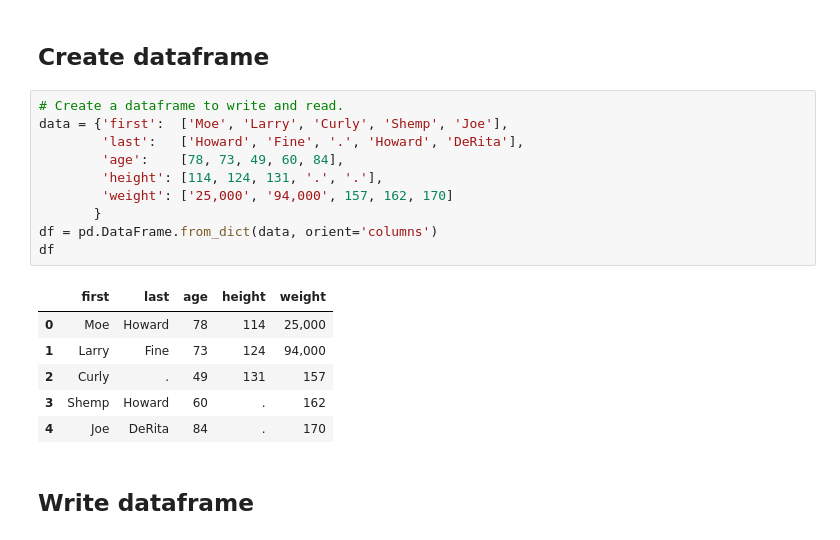
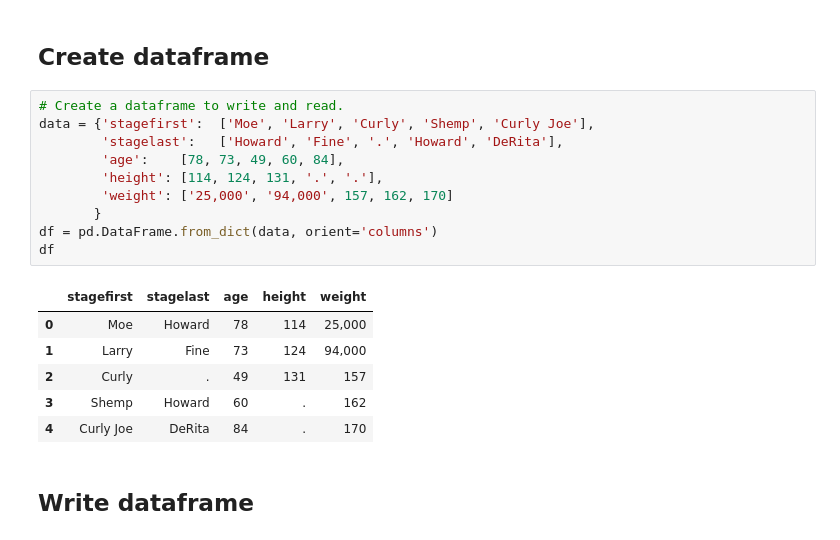
Before and after one commit to gillespilon/csv_read_write_pandas, a Jupyter notebook: csv_read_write_pandas.ipynb, the cells around one changed output. Cells and saved outputs as stored; diff of their text form.

```diff
--- a/csv_read_write_pandas.ipynb
+++ b/csv_read_write_pandas.ipynb
@@ -52,21 +52,21 @@ import pandas as pd
 ## Create dataframe
 # %%
 # Create a dataframe to write and read.
-data = {'first':  ['Moe', 'Larry', 'Curly', 'Shemp', 'Joe'],
-        'last':   ['Howard', 'Fine', '.', 'Howard', 'DeRita'],
+data = {'stagefirst':  ['Moe', 'Larry', 'Curly', 'Shemp', 'Curly Joe'],
+        'stagelast':   ['Howard', 'Fine', '.', 'Howard', 'DeRita'],
         'age':    [78, 73, 49, 60, 84],
         'height': [114, 124, 131, '.', '.'],
         'weight': ['25,000', '94,000', 157, 162, 170]
        }
 df = pd.DataFrame.from_dict(data, orient='columns')
 df
 # %% [output]
-|  | first | last | age | height | weight |
+|  | stagefirst | stagelast | age | height | weight |
 | 0 | Moe | Howard | 78 | 114 | 25,000 |
 | 1 | Larry | Fine | 73 | 124 | 94,000 |
 | 2 | Curly | . | 49 | 131 | 157 |
 | 3 | Shemp | Howard | 60 | . | 162 |
-| 4 | Joe | DeRita | 84 | . | 170 |
+| 4 | Curly Joe | DeRita | 84 | . | 170 |
 # %% [markdown]
 ## Write dataframe
 # %%
```
Also changed, not shown: parts of 11 cells of this notebook.
